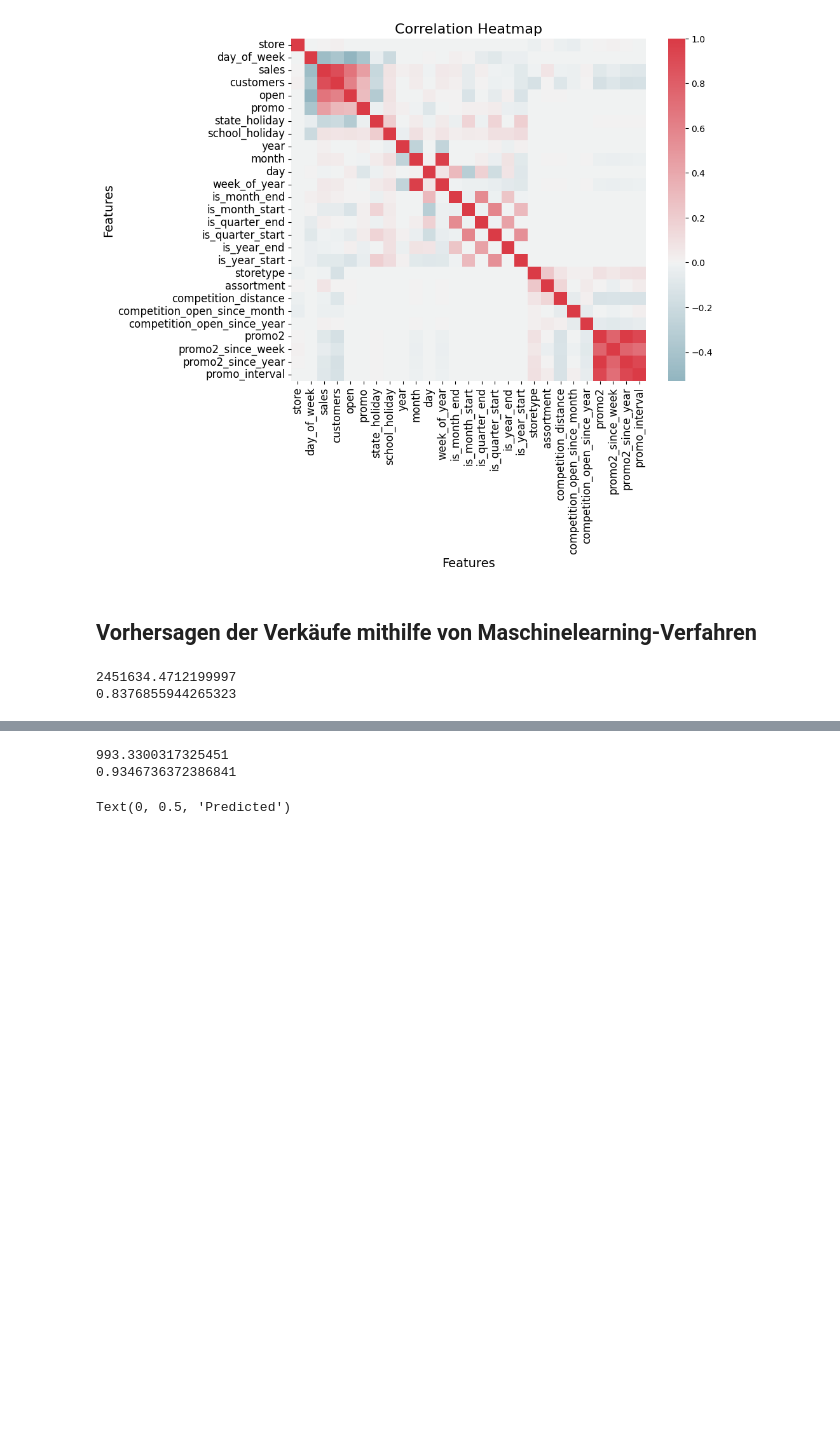
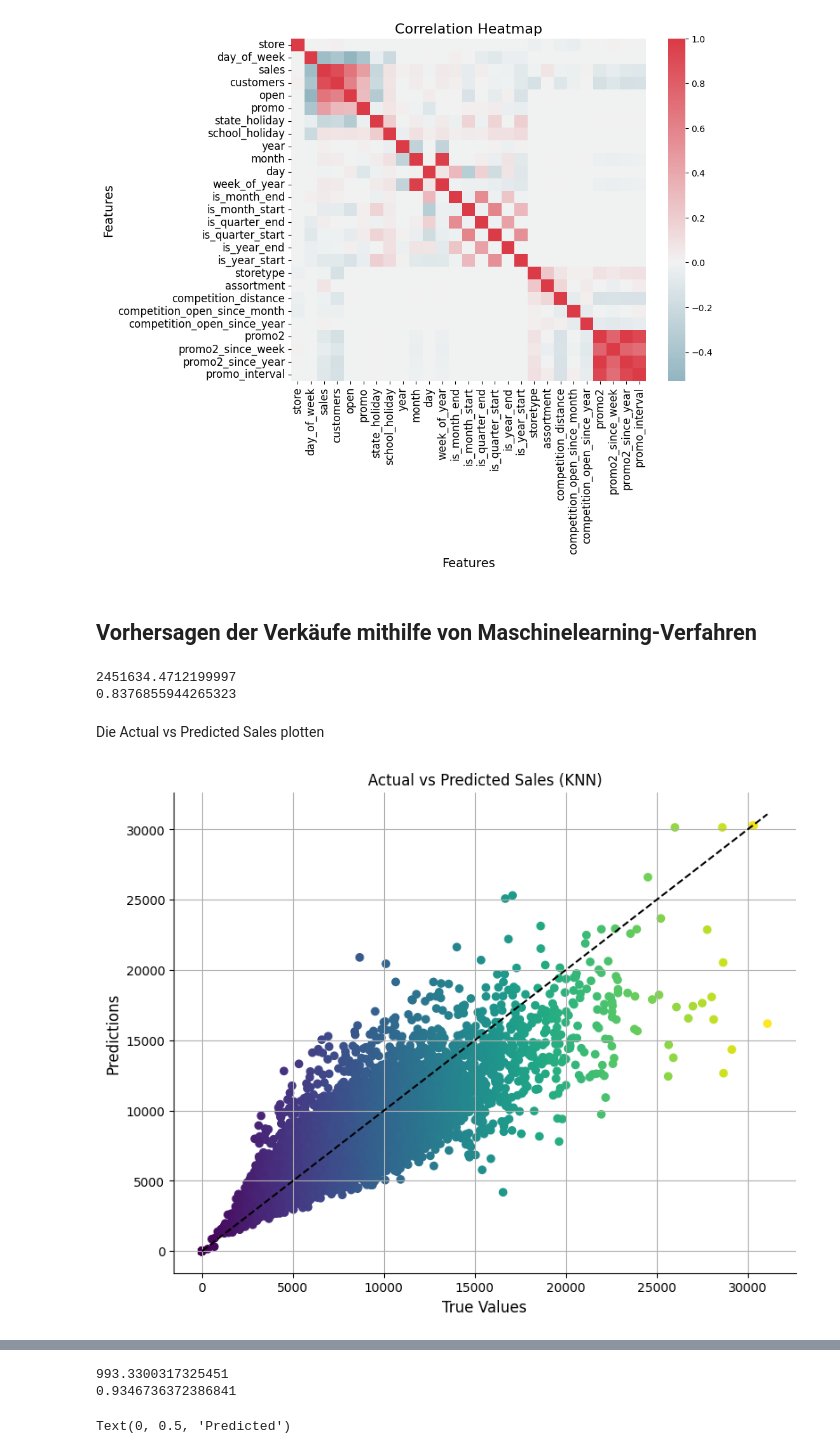
Before and after one commit to Bratpfannengamer/Rossmann, a Jupyter notebook: notebook.ipynb, the cells around one changed output, grey strips where cells are left out. Drawn from its saved outputs; the diff is of its cells as text; code cells hidden in the pictures; blank space fills up the shorter version.

```diff
--- a/notebook.ipynb
+++ b/notebook.ipynb
@@ -515,4 +515,20 @@ print(knn_r2)
 # %% [output]
 2451634.4712199997
 0.8376855944265323
+# %% [markdown]
+Die Actual vs Predicted Sales plotten
+# %%
+fig, ax = plt.subplots(figsize=(9, 7))
+ax.scatter(knn_y_test, knn_y_pred, c=knn_y_test, cmap='viridis')
+ax.plot([knn_y_test.min(), knn_y_test.max()], [knn_y_test.min(), knn_y_test.max()], ls='--', color='black')
+ax.set_xlabel('True Values', fontsize=12)
+ax.set_ylabel('Predictions', fontsize=12)
+ax.set_title('Actual vs Predicted Sales (KNN)')
+#add a grid and remove the top and right border
+plt.gca().spines['top'].set_visible(False)
+plt.gca().spines['right'].set_visible(False)
+ax.grid()
+plt.show()
+# %% [output]
+[figure, added]
 # %%
```
Also changed, not shown: parts of 13 cells of this notebook.
